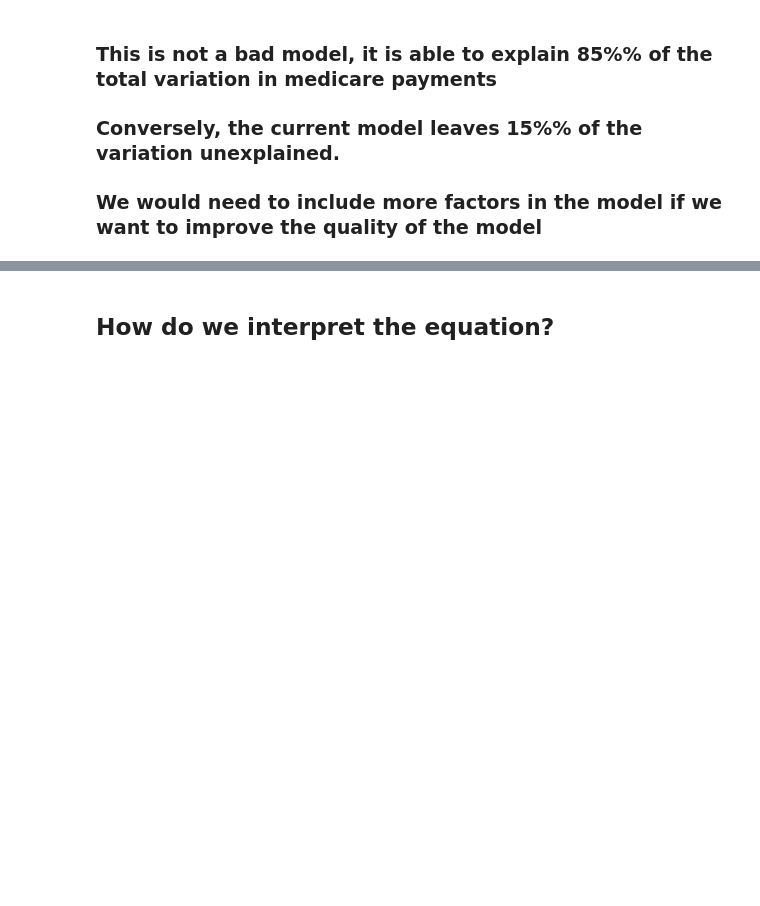
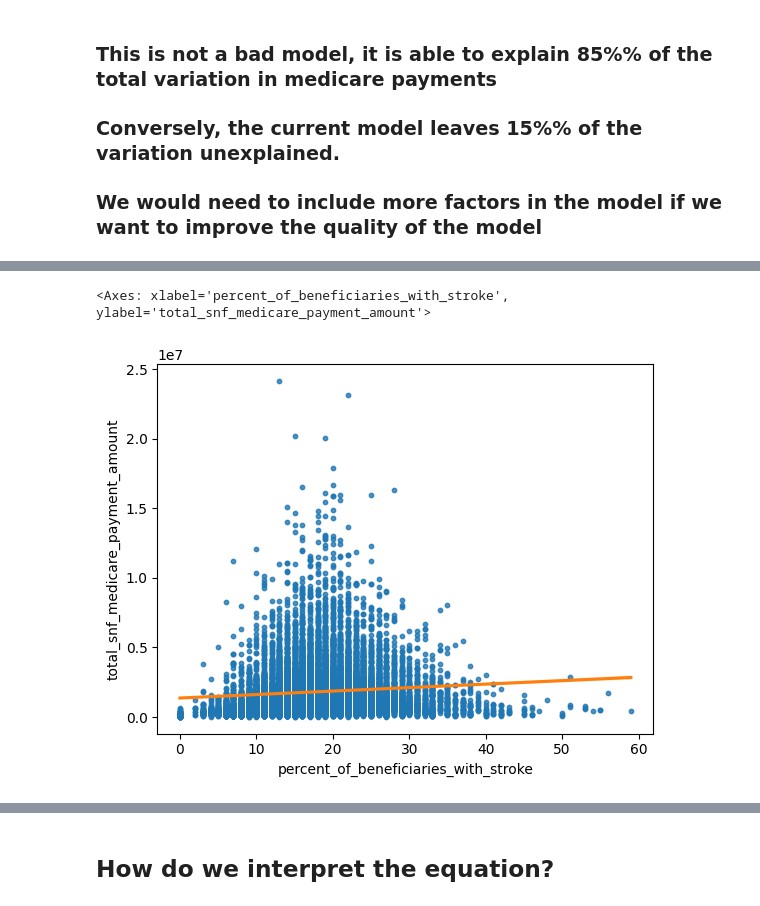
Before and after one commit to thousandoaks/AnalyticsUtilizationManagement, a Jupyter notebook: labs/Medicare_SimpleRegression.ipynb, the cells around one changed output, grey strips where cells are left out. Saved outputs shown, nothing was run; the diff lists cells and outputs as text; code cells hidden in the pictures; blank space fills up the shorter version.

```diff
--- a/labs/Medicare_SimpleRegression.ipynb
+++ b/labs/Medicare_SimpleRegression.ipynb
@@ -139,0 +153,5 @@ results.rsquared
+# %%
+sns.regplot(data=nursingFacilities,y='total_snf_medicare_payment_amount',x='percent_of_beneficiaries_with_stroke',order=1,scatter_kws={"s": 10},line_kws={"color": "C1"})
+# %% [output]
+<Axes: xlabel='percent_of_beneficiaries_with_stroke', ylabel='total_snf_medicare_payment_amount'>
+[figure, added]
```
Also changed, not shown: parts of 29 cells of this notebook.
